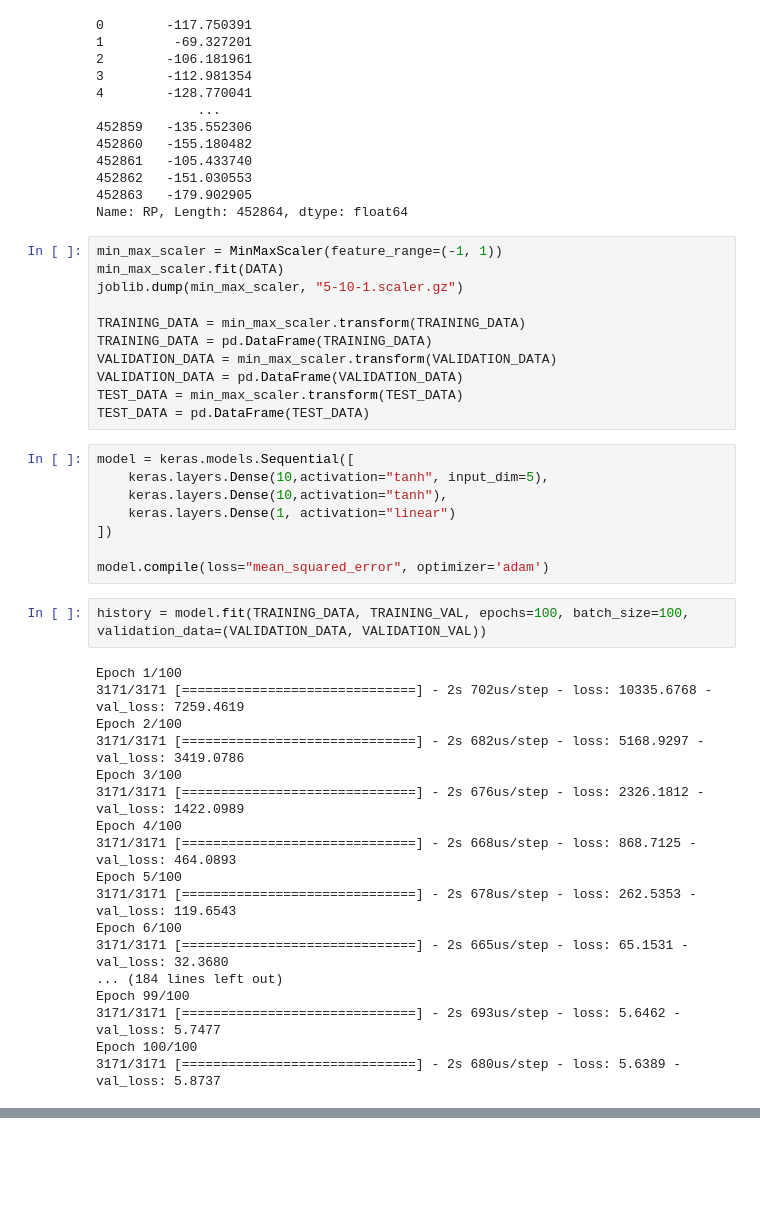
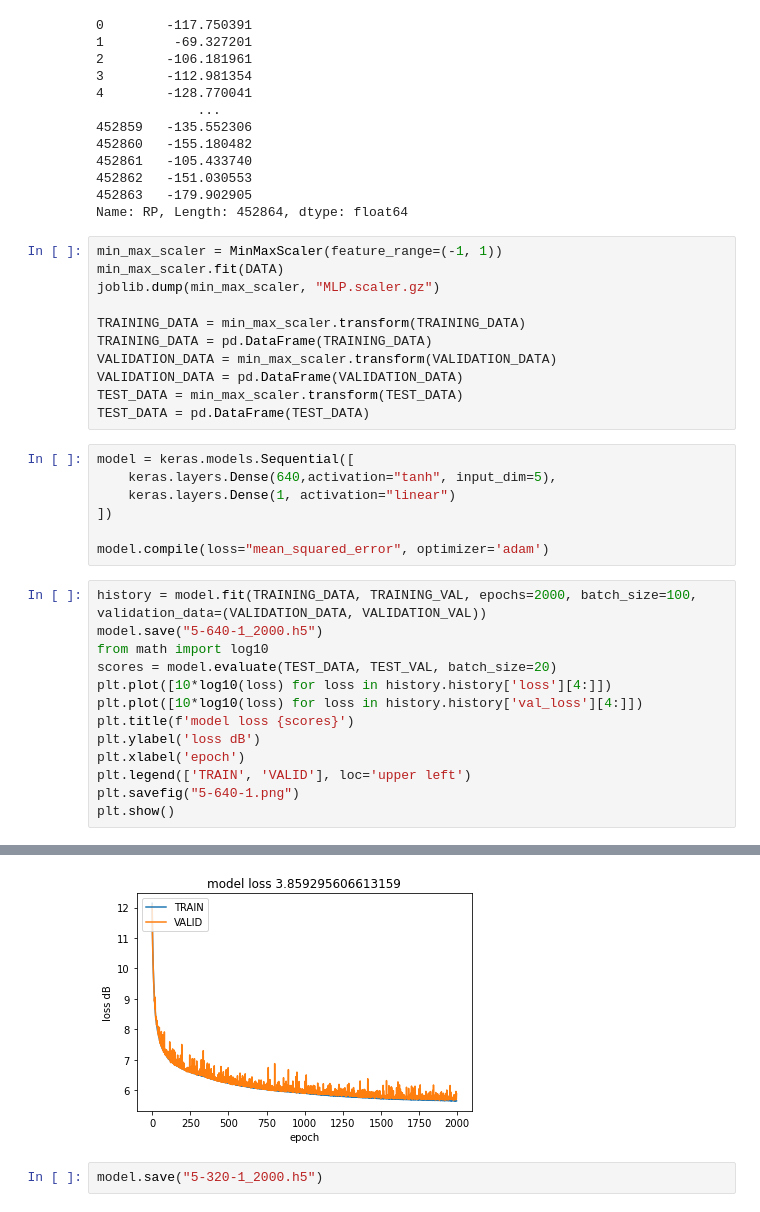
Before and after one commit to MINJUN23/graduate_paper, a Jupyter notebook: MLP/MLP.ipynb, the cells around one changed output, grey strips where cells are left out. Drawn from its saved outputs; the diff is of its cells as text; blank space fills up the shorter version.

Commit message:
plot refactoring

```diff
--- a/MLP/MLP.ipynb
+++ b/MLP/MLP.ipynb
@@ -39,7 +39,7 @@ Name: RP, Length: 452864, dtype: float64
 # %%
 min_max_scaler = MinMaxScaler(feature_range=(-1, 1))
 min_max_scaler.fit(DATA)
-joblib.dump(min_max_scaler, "5-10-1.scaler.gz")
+joblib.dump(min_max_scaler, "MLP.scaler.gz")
 
 TRAINING_DATA = min_max_scaler.transform(TRAINING_DATA)
 TRAINING_DATA = pd.DataFrame(TRAINING_DATA)
@@ -49,29 +49,22 @@ TEST_DATA = min_max_scaler.transform(TEST_DATA)
 TEST_DATA = pd.DataFrame(TEST_DATA)
 # %%
 model = keras.models.Sequential([
-    keras.layers.Dense(10,activation="tanh", input_dim=5),
-    keras.layers.Dense(10,activation="tanh"),
+    keras.layers.Dense(640,activation="tanh", input_dim=5),
     keras.layers.Dense(1, activation="linear")
 ])
 
 model.compile(loss="mean_squared_error", optimizer='adam')
-# %%
-history = model.fit(TRAINING_DATA, TRAINING_VAL, epochs=100, batch_size=100, validation_data=(VALIDATION_DATA, VALIDATION_VAL))
-# %% [output]
-Epoch 1/100
-3171/3171 [==============================] - 2s 702us/step - loss: 10335.6768 - val_loss: 7259.4619
-Epoch 2/100
-3171/3171 [==============================] - 2s 682us/step - loss: 5168.9297 - val_loss: 3419.0786
-Epoch 3/100
-3171/3171 [==============================] - 2s 676us/step - loss: 2326.1812 - val_loss: 1422.0989
-Epoch 4/100
-3171/3171 [==============================] - 2s 668us/step - loss: 868.7125 - val_loss: 464.0893
-Epoch 5/100
-3171/3171 [==============================] - 2s 678us/step - loss: 262.5353 - val_loss: 119.6543
-Epoch 6/100
-3171/3171 [==============================] - 2s 665us/step - loss: 65.1531 - val_loss: 32.3680
-... (184 lines left out)
-Epoch 99/100
-3171/3171 [==============================] - 2s 693us/step - loss: 5.6462 - val_loss: 5.7477
-Epoch 100/100
-3171/3171 [==============================] - 2s 680us/step - loss: 5.6389 - val_loss: 5.8737
+# %%
+history = model.fit(TRAINING_DATA, TRAINING_VAL, epochs=2000, batch_size=100, validation_data=(VALIDATION_DATA, VALIDATION_VAL))
+model.save("5-640-1_2000.h5")
+from math import log10
+scores = model.evaluate(TEST_DATA, TEST_VAL, batch_size=20)
+plt.plot([10*log10(loss) for loss in history.history['loss'][4:]])
+plt.plot([10*log10(loss) for loss in history.history['val_loss'][4:]])
+plt.title(f'model loss {scores}')
+plt.ylabel('loss dB')
+plt.xlabel('epoch')
+plt.legend(['TRAIN', 'VALID'], loc='upper left')
+plt.savefig("5-640-1.png")
+plt.show()
+# %% [output]
@@ -78 +88,4 @@ Epoch 100/100
+[figure, added]
+# %%
+model.save("5-320-1_2000.h5")
 # %%
```
Also changed, not shown: parts of 4 cells of this notebook, 23 other files.
